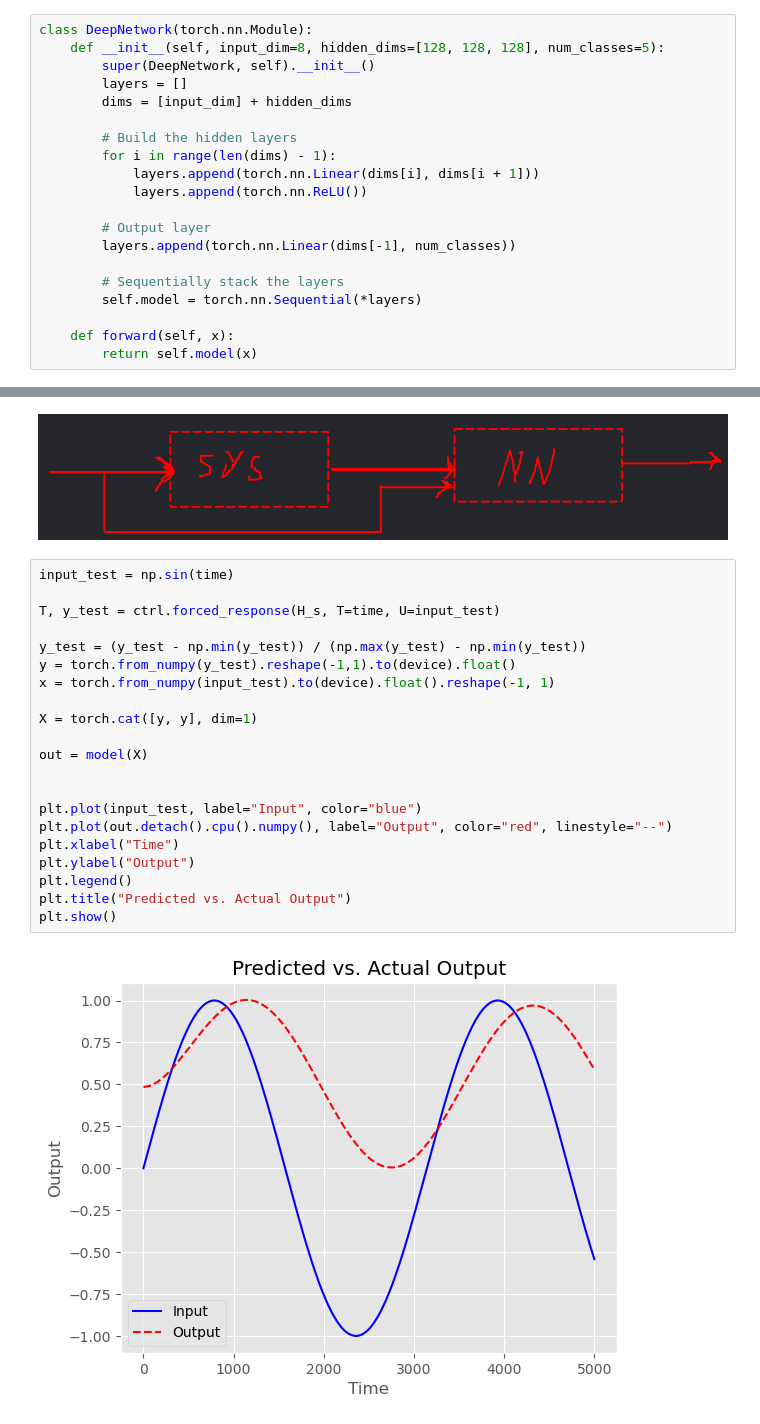
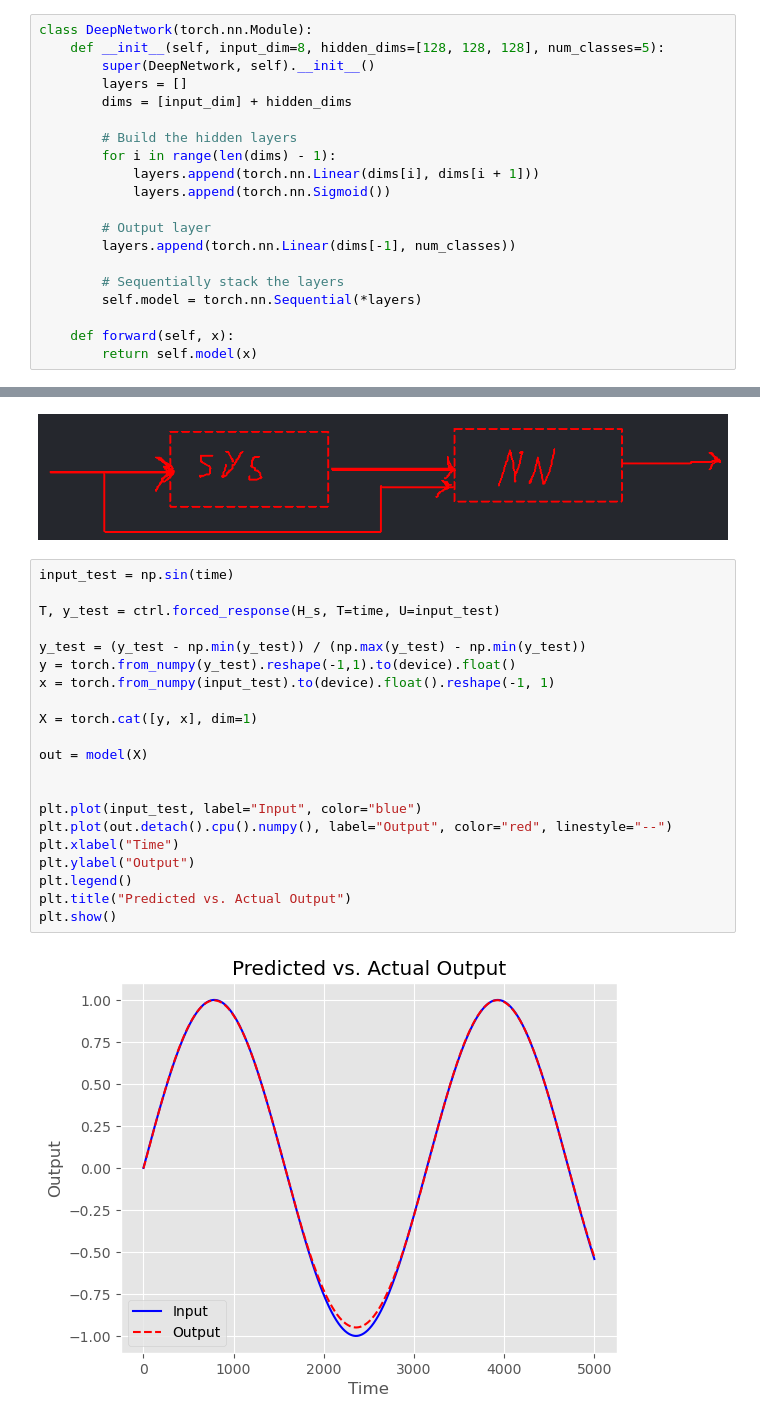
Before and after one commit to mmahdin/Computational-Intelligence-EE-AUT, a Jupyter notebook: lab/10/main.ipynb, the cells around one changed output, grey strips where cells are left out. Saved outputs shown, nothing was run; the diff lists cells and outputs as text.

```diff
--- a/lab/10/main.ipynb
+++ b/lab/10/main.ipynb
@@ -19,7 +19,7 @@ class DeepNetwork(torch.nn.Module):
         # Build the hidden layers
         for i in range(len(dims) - 1):
             layers.append(torch.nn.Linear(dims[i], dims[i + 1]))
-            layers.append(torch.nn.ReLU())
+            layers.append(torch.nn.Sigmoid())
 
         # Output layer
         layers.append(torch.nn.Linear(dims[-1], num_classes))
@@ -86,23 +201,23 @@ Epoch 45000, Loss: 1.4390427516275395e-08
 # %%
 input_test = np.sin(time)
 
 T, y_test = ctrl.forced_response(H_s, T=time, U=input_test)
 
 y_test = (y_test - np.min(y_test)) / (np.max(y_test) - np.min(y_test))
 y = torch.from_numpy(y_test).reshape(-1,1).to(device).float()
 x = torch.from_numpy(input_test).to(device).float().reshape(-1, 1)
 
-X = torch.cat([y, y], dim=1)
+X = torch.cat([y, x], dim=1)
 
 out = model(X)
 
 
 plt.plot(input_test, label="Input", color="blue")
 plt.plot(out.detach().cpu().numpy(), label="Output", color="red", linestyle="--")
 plt.xlabel("Time")
 plt.ylabel("Output")
 plt.legend()
 plt.title("Predicted vs. Actual Output")
 plt.show()
 # %% [output]
-[figure, old version]
+[figure, new version]
```
Also changed, not shown: parts of 9 cells of this notebook.
